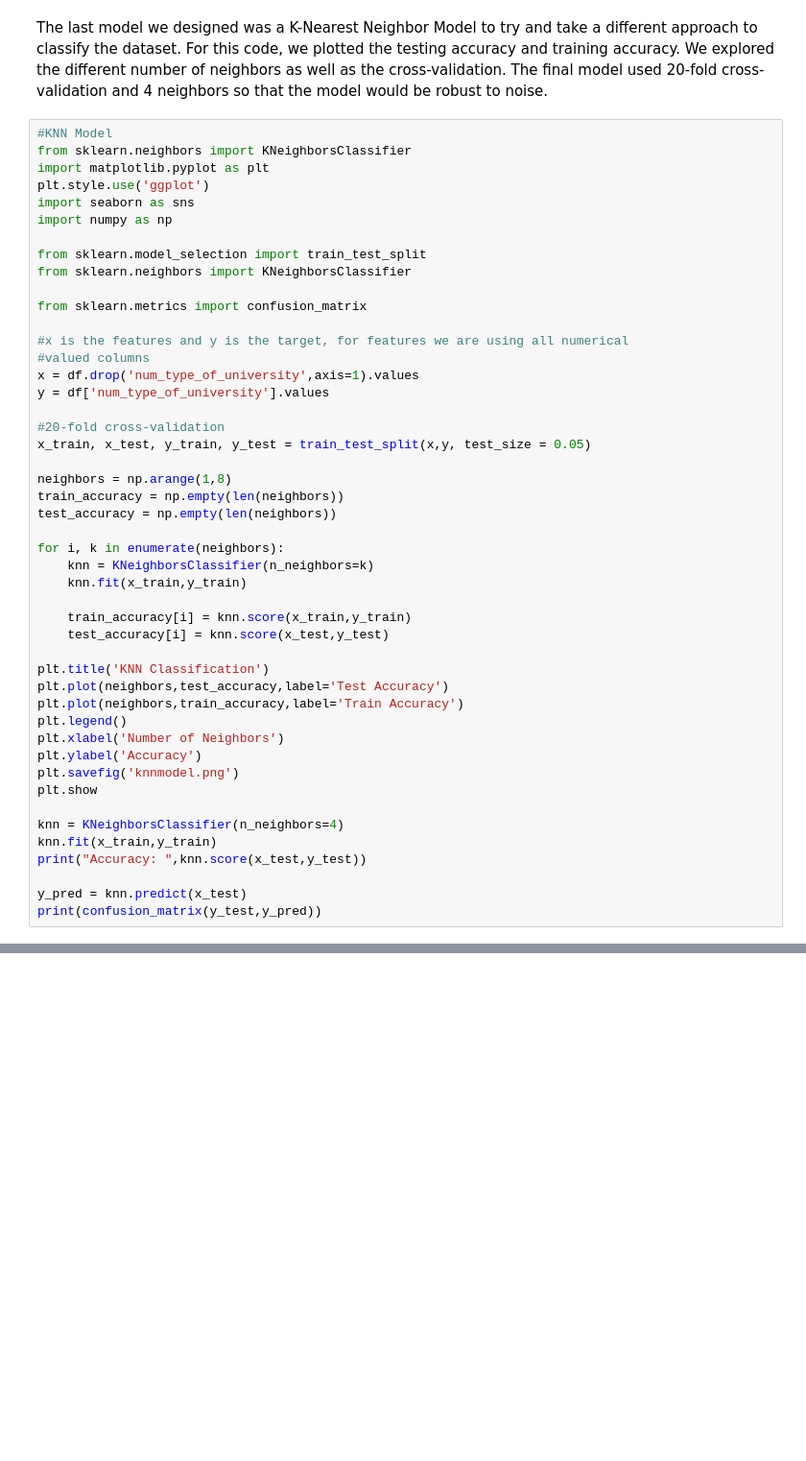
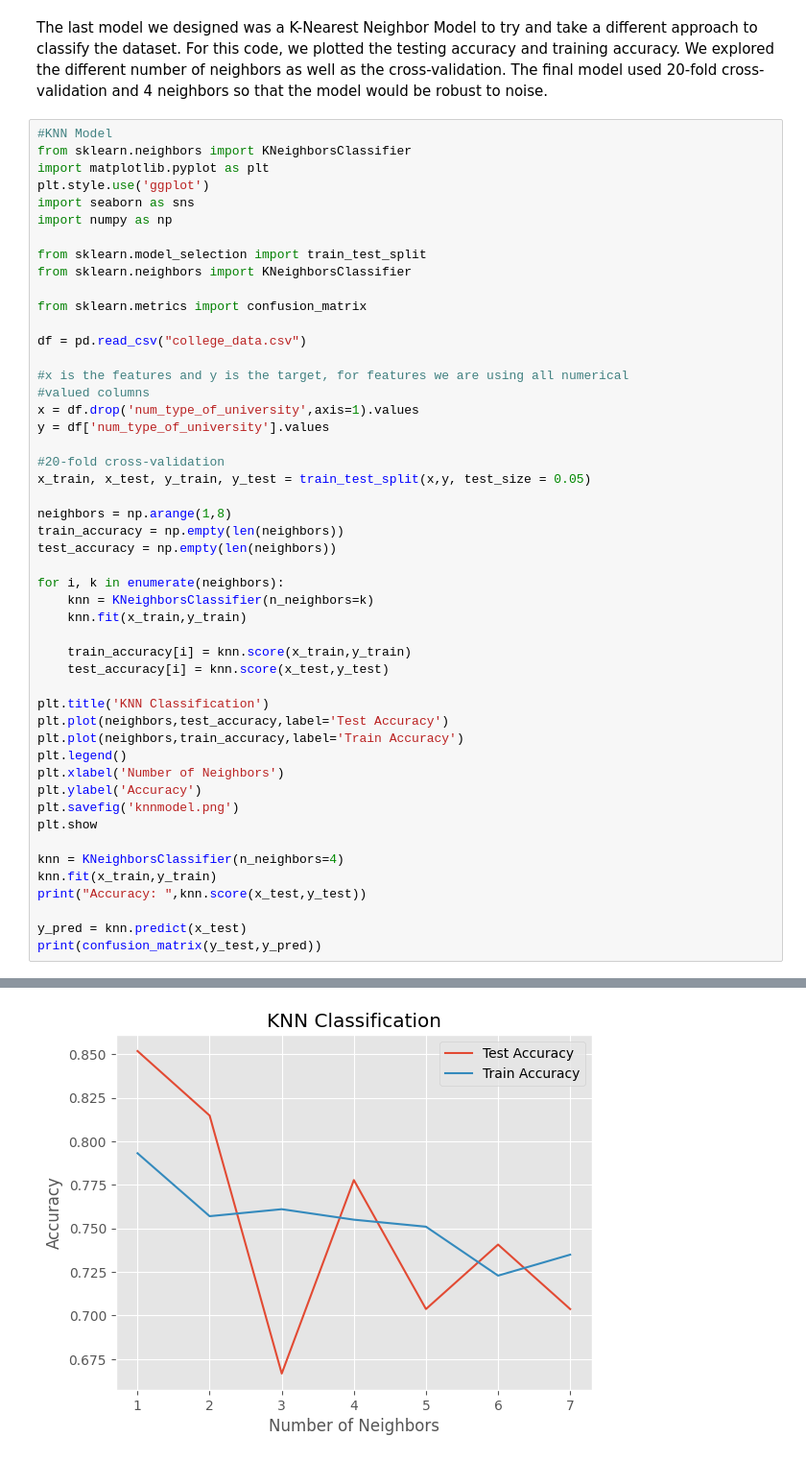
Before and after one commit to nkaur15/Data-Mining-Project, a Jupyter notebook: nyc_college_incident_reps.ipynb, the cells around one changed output, grey strips where cells are left out. Shown at 96% size. Drawn from its saved outputs; the diff is of its cells as text; blank space fills up the shorter version.

```diff
--- a/nyc_college_incident_reps.ipynb
+++ b/nyc_college_incident_reps.ipynb
@@ -149,6 +149,8 @@ from sklearn.model_selection import train_test_split
 from sklearn.neighbors import KNeighborsClassifier
 
 from sklearn.metrics import confusion_matrix
+
+df = pd.read_csv("college_data.csv")
 
 #x is the features and y is the target, for features we are using all numerical
 #valued columns
@@ -188,0 +193 @@ ValueError: could not convert string to float: 'NYIT'
+[figure, added]
```
Also changed, not shown: parts of 8 cells of this notebook, 1 other file.
